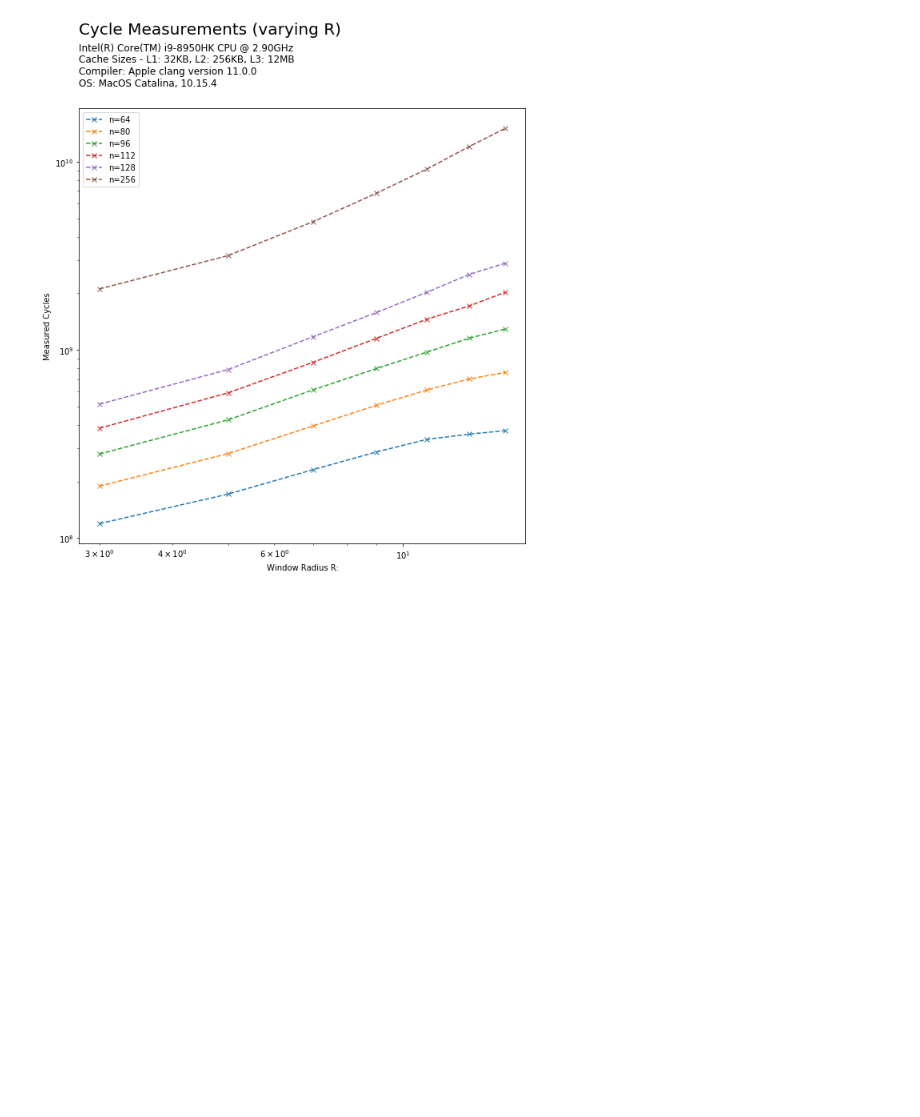
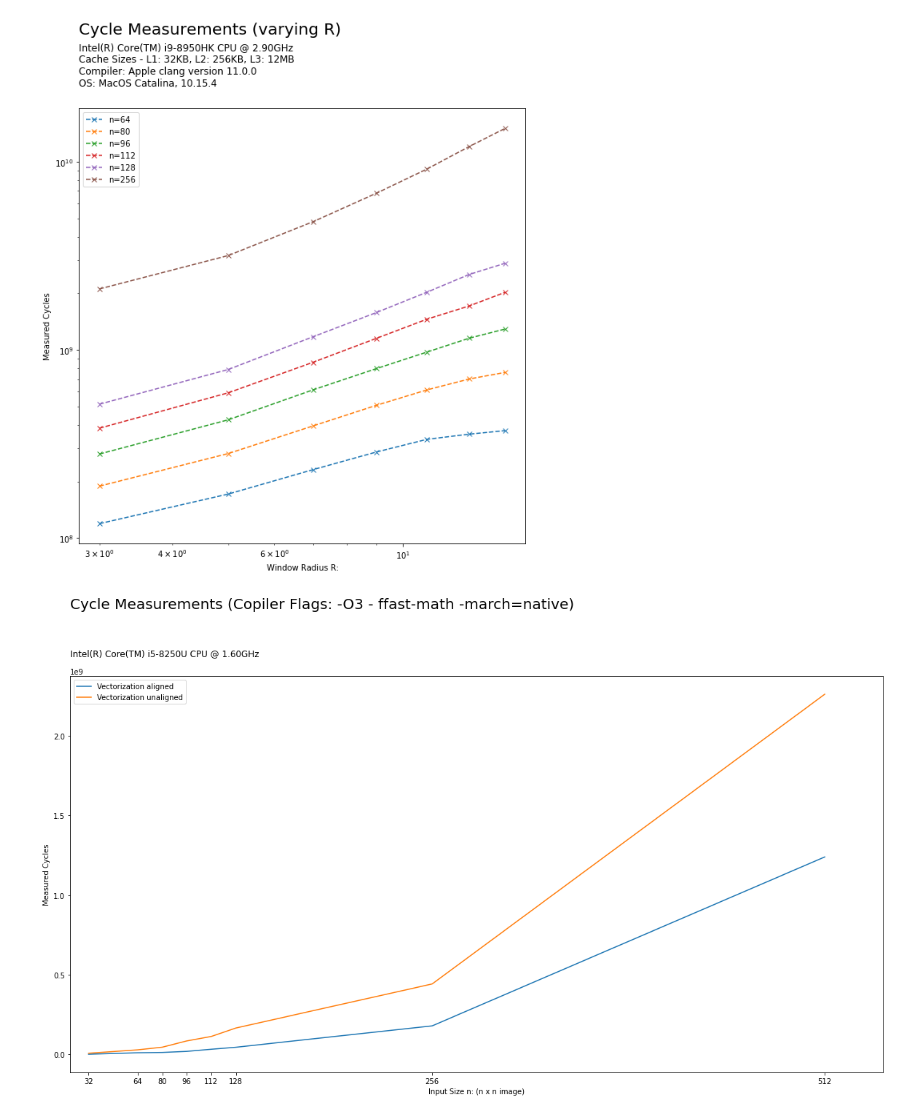
Before and after one commit to ninodimontalcino/advanced-denoising-mcrenderings, a Jupyter notebook: analysis/PerformanceAnalysis.ipynb, the cells around one changed output. Saved outputs shown, nothing was run; the diff lists cells and outputs as text; code cells hidden in the pictures; blank space fills up the shorter version.

Commit message:
Perfomance plots

```diff
--- a/analysis/PerformanceAnalysis.ipynb
+++ b/analysis/PerformanceAnalysis.ipynb
@@ -13,6 +13,7 @@ hardware_info = "Intel(R) Core(TM) i9-8950HK CPU @ 2.90GHz \n" \
                 "Cache Sizes - L1: 32KB, L2: 256KB, L3: 12MB \n" \
                 "Compiler: Apple clang version 11.0.0 \n" \
                 "OS: MacOS Catalina, 10.15.4";
+hardware_info_feli = "Intel(R) Core(TM) i5-8250U CPU @ 1.60GHz"
 # %%
 # --------------------------------------
 # FLOP COUNTING - Helper Functions
@@ -288,3 +289,31 @@ plt.legend()
 fig.savefig('performance_plot_varyingR',bbox_inches='tight',bbox_extra_artists=[suptitle])
 # %% [output]
 [figure]
+# %%
+series = ["Vectorization aligned",
+          "Vectorization unaligned"]
+
+
+n = np.array([32, 64, 80, 96, 112, 128, 256, 512])
+
+cycles = np.array([[966225, 9.94611e+06, 1.20054e+07, 1.88514e+07, 3.21667e+07, 4.46514e+07, 1.78863e+08, 1.23987e+09],
+                   [7.06293e+06, 2.83865e+07, 4.50859e+07, 8.41997e+07, 1.12408e+08, 1.65333e+08, 4.42135e+08, 2.26179e+09]
+                  ])
+
+# ------------------------------------------------------
+# PLOT OF MEASURED CYCLES
+# ------------------------------------------------------
+
+fig = plt.figure(figsize=(20,10))
+for i, serie in enumerate(series):
+    plt.plot(n, cycles[i], label=serie)
+plt.xticks(n)
+plt.xlim(20,550)
+plt.ylabel("Measured Cycles")
+plt.xlabel("Input Size n: (n x n image)")
+suptitle = plt.suptitle("Cycle Measurements (Copiler Flags: -O3 - ffast-math -march=native)", x=0.125, y=1.03, fontsize=20, ha='left')
+plt.title(hardware_info_feli, fontsize=12, x=0, y=1.04, ha='left')
+plt.legend()
+fig.savefig('cycle_comparison_vec_align',bbox_inches='tight',bbox_extra_artists=[suptitle])
+# %% [output]
+[figure, added]
```
Also changed, not shown: parts of 1 cell of this notebook, 3 other files.
